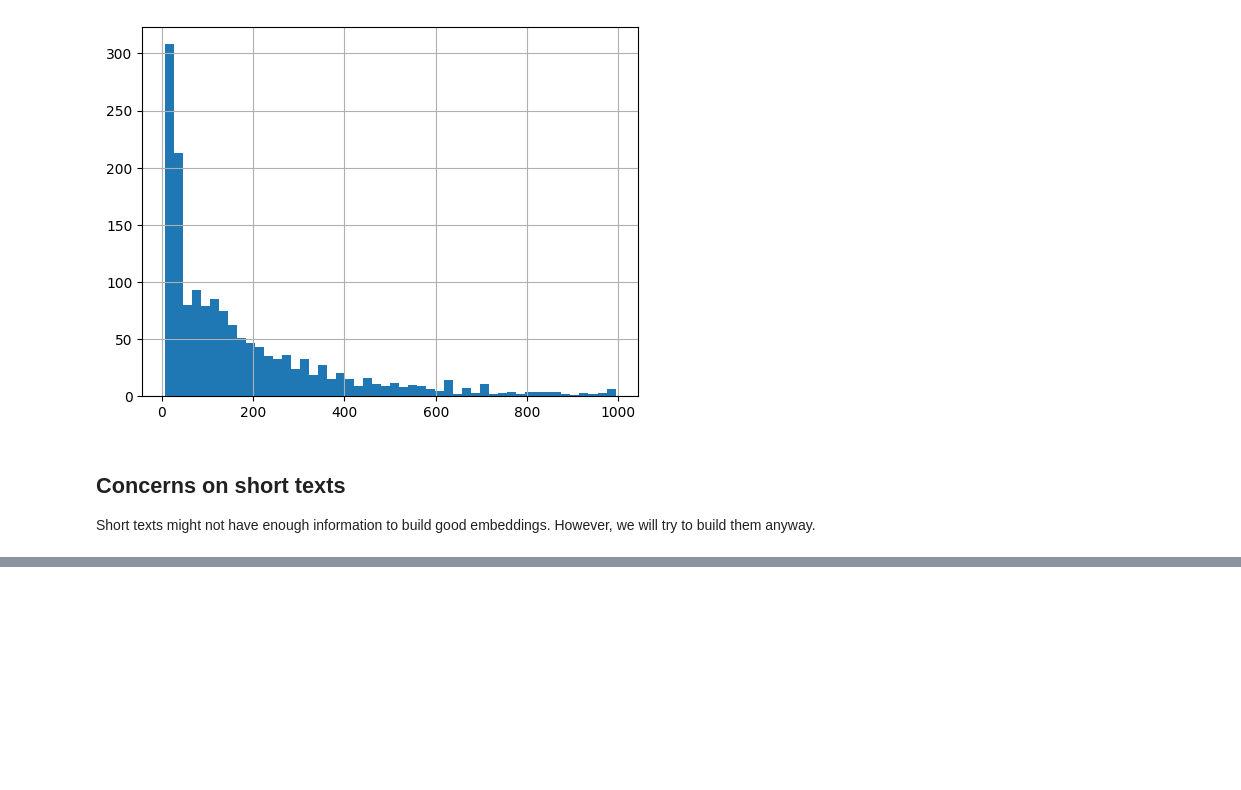
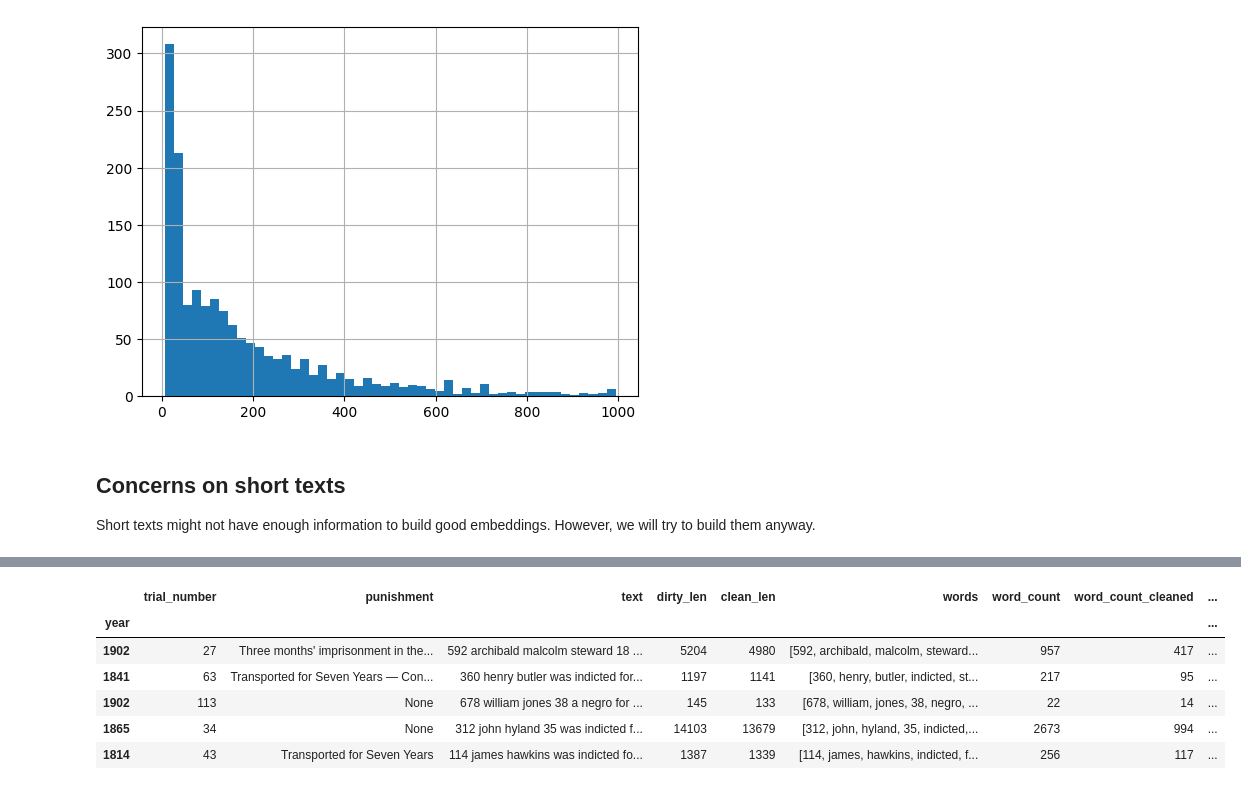
Before and after one commit to ValRCS/BSSDH_2023_workshop, a Jupyter notebook: notebooks/day1_part3_embeddings.ipynb, the cells around one changed output, grey strips where cells are left out. Drawn from its saved outputs; the diff is of its cells as text; code cells hidden in the pictures; blank space fills up the shorter version.

Commit message:
Save tfidf embeddings

```diff
--- a/notebooks/day1_part3_embeddings.ipynb
+++ b/notebooks/day1_part3_embeddings.ipynb
@@ -143,0 +350,7 @@ Short texts might not have enough information to build good embeddings. However,
+# %%
+# we can use tfidf to create embeddings
+
+# scikit learn has a tfidf vectorizer
+
+# let's create an instance of tfidf vectorizer
+tfidf_vectorizer = sklearn.feature_extraction.text.TfidfVectorizer() # there area many custom parameters we can set, but we will use defaults for now
@@ -143,0 +482,23 @@ Short texts might not have enough information to build good embeddings. However,
+# %%
+# let's get top 5 words for each document
+# we will need to iterate over each document
+# we will need to get tfidf embeddings for each document
+
+# let's create a function that will return top n words for a document
+def get_top_n_words(document, n=5):
+    """Returns top n words for a document"""
+    # get tfidf embeddings for document
+    sparse_tfidf_doc = tfidf_vectorizer.transform([" ".join(document)])
+    # get indices of top n words
+    top_n_indices = np.argsort(sparse_tfidf_doc.data)[-n:]
+    # get word indexes for top n words
+    top_n_word_indexes = sparse_tfidf_doc.indices[top_n_indices]
+    # get top n words
+    top_n_words = tfidf_vectorizer.get_feature_names_out()[top_n_word_indexes]
+    # get top n tfidf values
+    top_n_tfidf = sparse_tfidf_doc.data[top_n_indices]
+    # return top n words and top n tfidf values
+    return list(zip(top_n_words, top_n_tfidf))
+
+# let's test it on first document
+get_top_n_words(first_doc)
@@ -143,0 +511,12 @@ Short texts might not have enough information to build good embeddings. However,
+# %%
+# now we can apply it to our dataframe
+# we will use apply method
+# we will use lambda function
+
+# start of timer
+start = datetime.now()
+print(f"Start time: {start}")
+df["top_5_words_tfidf"] = df.words_lemmatized.apply(lambda x: get_top_n_words(x, n=5))
+print(f"Time elapsed: {datetime.now() - start}")
+# print shape
+df.shape
@@ -143,0 +527,11 @@ Short texts might not have enough information to build good embeddings. However,
+# %%
+# let's see what we have
+df.sample(5)
+# %% [output]
+|  | trial_number | punishment | text | dirty_len | clean_len | words | word_count | word_count_cleaned | ... |
+| year |  |  |  |  |  |  |  |  | ... |
+| 1902 | 27 | Three months' imprisonment in the... | 592 archibald malcolm steward 18 ... | 5204 | 4980 | [592, archibald, malcolm, steward... | 957 | 417 | ... |
+| 1841 | 63 | Transported for Seven Years — Con... | 360 henry butler was indicted for... | 1197 | 1141 | [360, henry, butler, indicted, st... | 217 | 95 | ... |
+| 1902 | 113 | None | 678 william jones 38 a negro for ... | 145 | 133 | [678, william, jones, 38, negro, ... | 22 | 14 | ... |
+| 1865 | 34 | None | 312 john hyland 35 was indicted f... | 14103 | 13679 | [312, john, hyland, 35, indicted,... | 2673 | 994 | ... |
+| 1814 | 43 | Transported for Seven Years | 114 james hawkins was indicted fo... | 1387 | 1339 | [114, james, hawkins, indicted, f... | 256 | 117 | ... |
```
Also changed, not shown: parts of 26 cells of this notebook, 1 other file.
